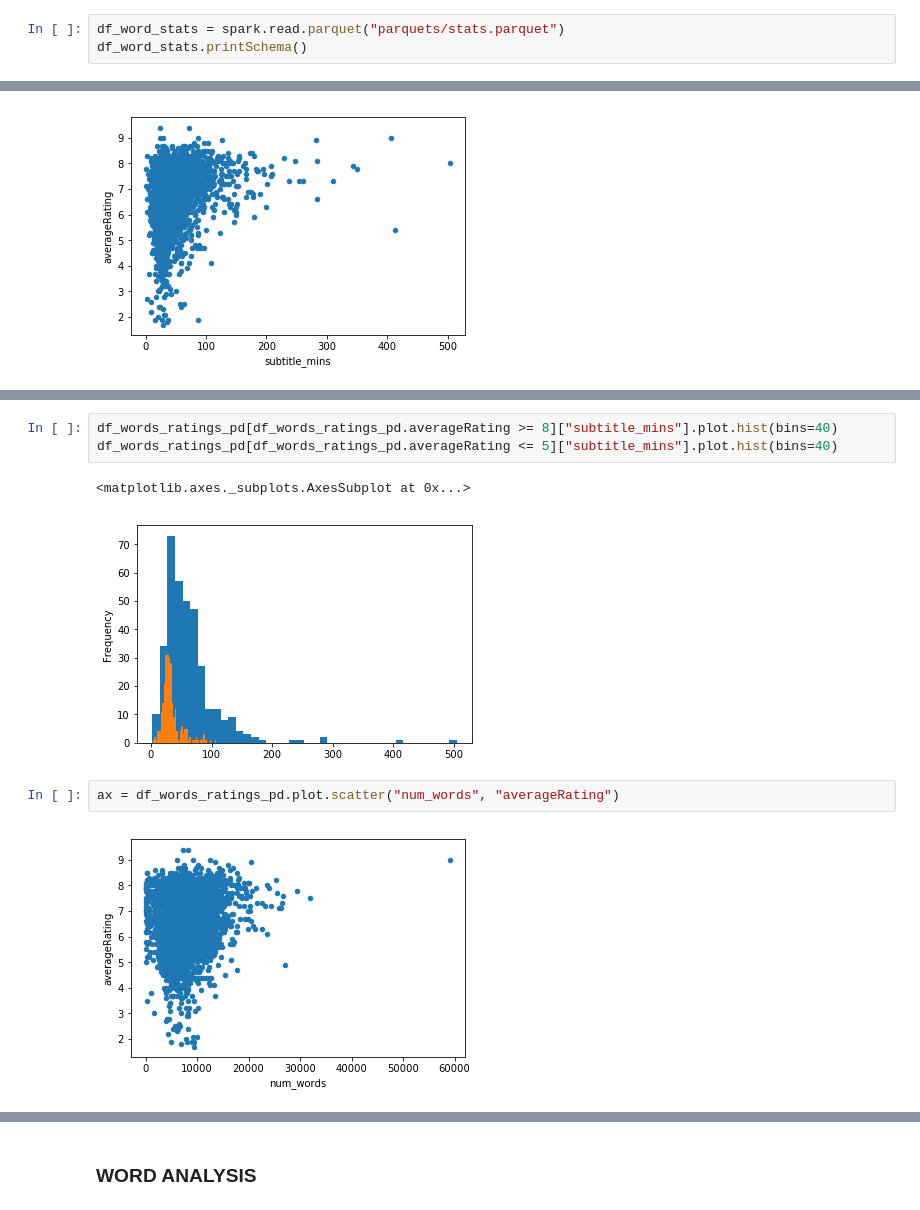
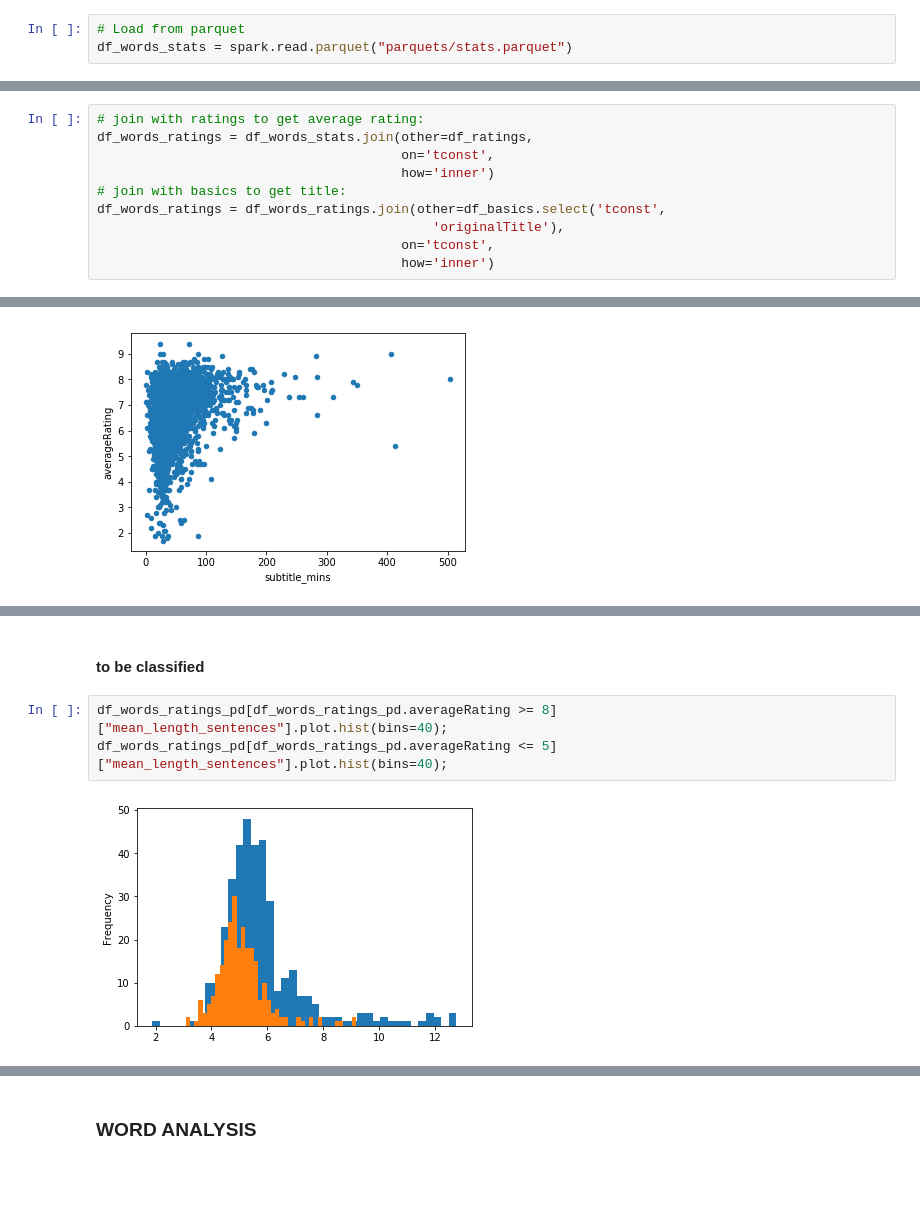
Before and after one commit to Xabitsuki/adamax, a Jupyter notebook: NotebookFinal.ipynb, the cells around one changed output, grey strips where cells are left out. Drawn from its saved outputs; the diff is of its cells as text; blank space fills up the shorter version.

Commit message:
Started commenting plots in data exploration part

```diff
--- a/NotebookFinal.ipynb
+++ b/NotebookFinal.ipynb
@@ -514,3 +574,3 @@ def word_statistics(df_films):
 # %%
-df_word_stats = spark.read.parquet("parquets/stats.parquet")
-df_word_stats.printSchema()
+# Load from parquet
+df_words_stats = spark.read.parquet("parquets/stats.parquet")
@@ -558,2 +581,12 @@ root
+# %%
+# join with ratings to get average rating:
+df_words_ratings = df_words_stats.join(other=df_ratings,
+                                       on='tconst',
+                                       how='inner')
+# join with basics to get title:
+df_words_ratings = df_words_ratings.join(other=df_basics.select('tconst',
+                                           'originalTitle'),
+                                       on='tconst',
+                                       how='inner')
 # %%
 df_words_ratings_pd = df_words_ratings.toPandas()
@@ -633,10 +743,7 @@ ax = df_words_ratings_pd.plot.scatter("subtitle_mins", "averageRating")
+# %% [markdown]
+#### to be classified
 # %%
-df_words_ratings_pd[df_words_ratings_pd.averageRating >= 8]["subtitle_mins"].plot.hist(bins=40)
-df_words_ratings_pd[df_words_ratings_pd.averageRating <= 5]["subtitle_mins"].plot.hist(bins=40)
+df_words_ratings_pd[df_words_ratings_pd.averageRating >= 8]["mean_length_sentences"].plot.hist(bins=40);
+df_words_ratings_pd[df_words_ratings_pd.averageRating <= 5]["mean_length_sentences"].plot.hist(bins=40);
 # %% [output]
-<matplotlib.axes._subplots.AxesSubplot at 0x...>
-[figure, old version]
+[figure, new version]
-# %%
-ax = df_words_ratings_pd.plot.scatter("num_words", "averageRating")
-# %% [output]
-[figure, removed]
```
Also changed, not shown: parts of 65 cells of this notebook.
